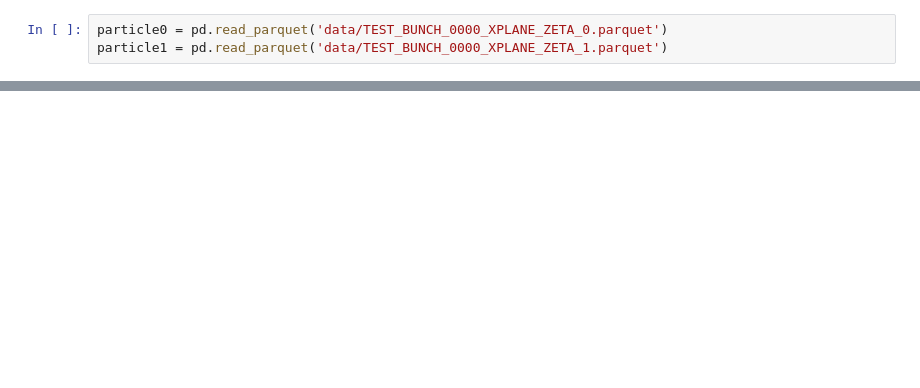
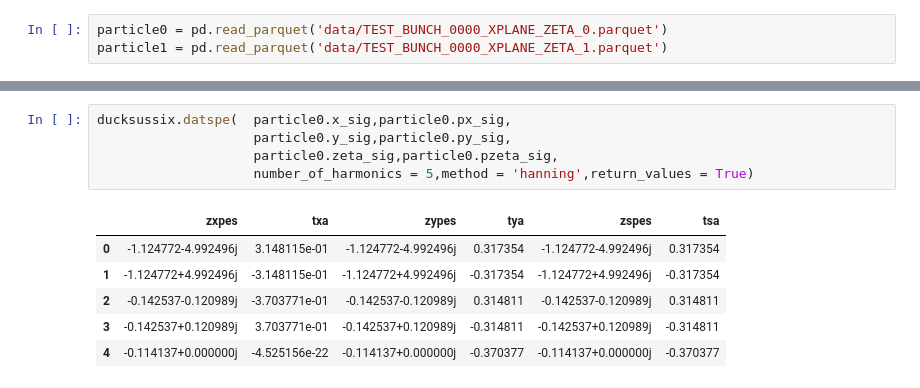
Before and after one commit to pbelange/PySUSSIX, a Jupyter notebook: build_sussix.ipynb, the cells around one changed output, grey strips where cells are left out. Cells and saved outputs as stored; diff of their text form; blank space fills up the shorter version.

Commit message:
started ducksussix

```diff
--- a/build_sussix.ipynb
+++ b/build_sussix.ipynb
@@ -100,0 +151,12 @@ sussix.__dir__()[8:-1]
+# %%
+ducksussix.datspe(  particle0.x_sig,particle0.px_sig,
+                    particle0.y_sig,particle0.py_sig,
+                    particle0.zeta_sig,particle0.pzeta_sig,
+                    number_of_harmonics = 5,method = 'hanning',return_values = True)
+# %% [output]
+|  | zxpes | txa | zypes | tya | zspes | tsa |
+| 0 | -1.124772-4.992496j | 3.148115e-01 | -1.124772-4.992496j | 0.317354 | -1.124772-4.992496j | 0.317354 |
+| 1 | -1.124772+4.992496j | -3.148115e-01 | -1.124772+4.992496j | -0.317354 | -1.124772+4.992496j | -0.317354 |
+| 2 | -0.142537-0.120989j | -3.703771e-01 | -0.142537-0.120989j | 0.314811 | -0.142537-0.120989j | 0.314811 |
+| 3 | -0.142537+0.120989j | 3.703771e-01 | -0.142537+0.120989j | -0.314811 | -0.142537+0.120989j | -0.314811 |
+| 4 | -0.114137+0.000000j | -4.525156e-22 | -0.114137+0.000000j | -0.370377 | -0.114137+0.000000j | -0.370377 |
```
Also changed, not shown: parts of 14 cells of this notebook, 8 other files.
